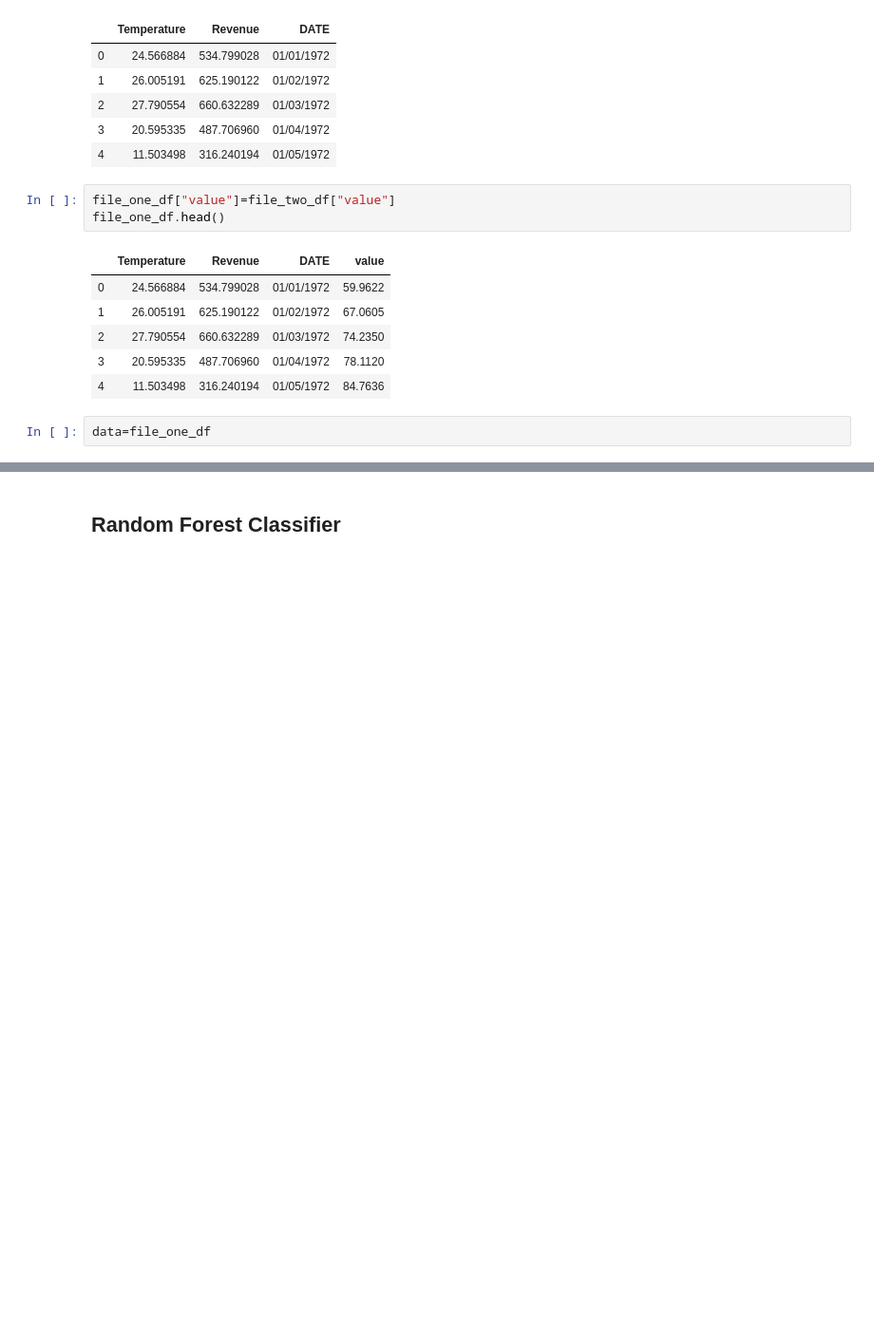
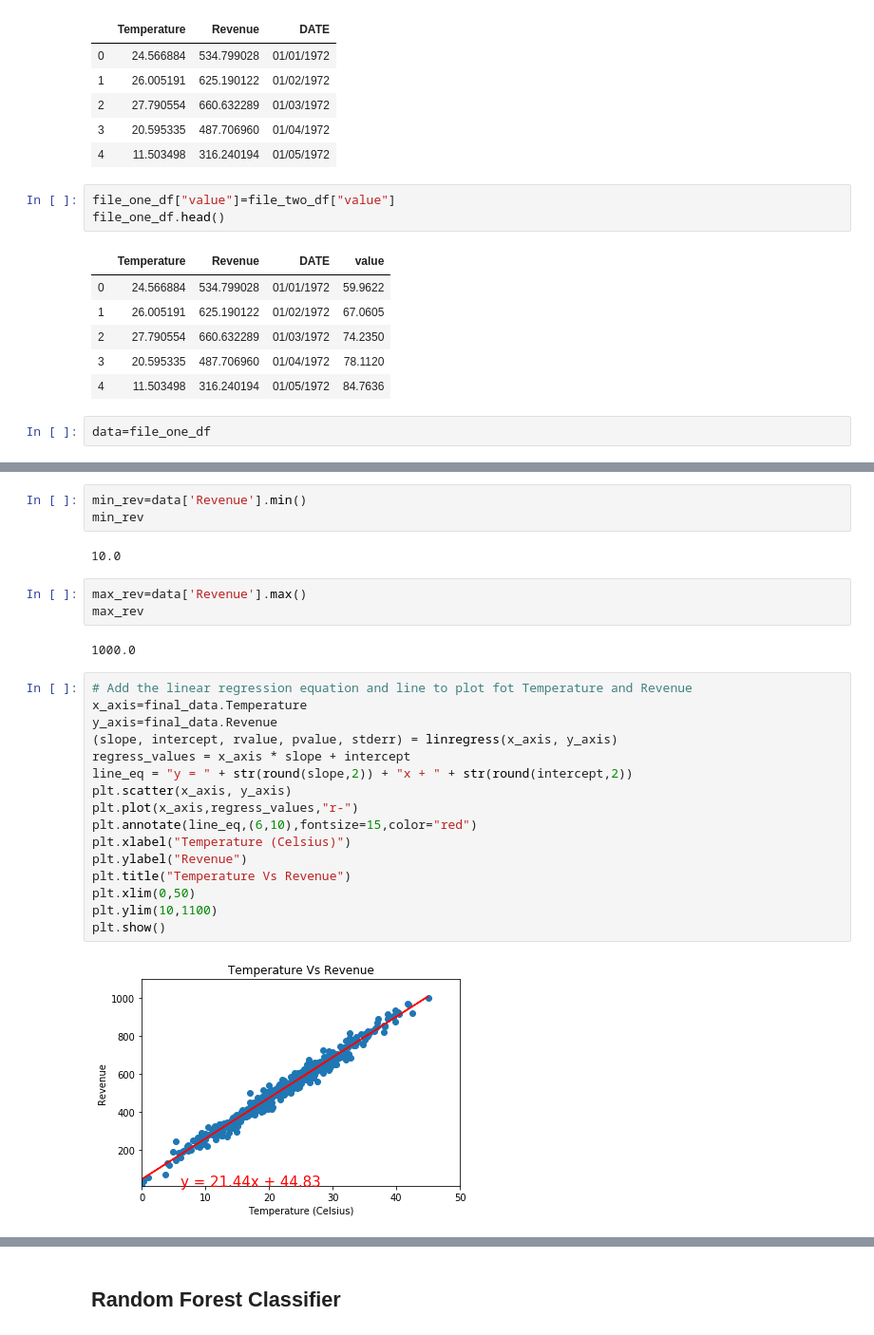
Before and after one commit to shwam25/ML_Project, a Jupyter notebook: Project.ipynb, the cells around one changed output, grey strips where cells are left out. Shown at 95% size. Cells and saved outputs as stored; diff of their text form; blank space fills up the shorter version.

```diff
--- a/Project.ipynb
+++ b/Project.ipynb
@@ -56,0 +48,28 @@ plt.scatter(x_axis, y_axis)
+# %%
+min_rev=data['Revenue'].min()
+min_rev
+# %% [output]
+10.0
+# %%
+max_rev=data['Revenue'].max()
+max_rev
+# %% [output]
+1000.0
+# %%
+# Add the linear regression equation and line to plot fot Temperature and Revenue
+x_axis=final_data.Temperature
+y_axis=final_data.Revenue
+(slope, intercept, rvalue, pvalue, stderr) = linregress(x_axis, y_axis)
+regress_values = x_axis * slope + intercept
+line_eq = "y = " + str(round(slope,2)) + "x + " + str(round(intercept,2))
+plt.scatter(x_axis, y_axis)
+plt.plot(x_axis,regress_values,"r-")
+plt.annotate(line_eq,(6,10),fontsize=15,color="red")
+plt.xlabel("Temperature (Celsius)")
+plt.ylabel("Revenue")
+plt.title("Temperature Vs Revenue")
+plt.xlim(0,50)
+plt.ylim(10,1100)
+plt.show()
+# %% [output]
+[figure, added]
```
Also changed, not shown: parts of 14 cells of this notebook.
